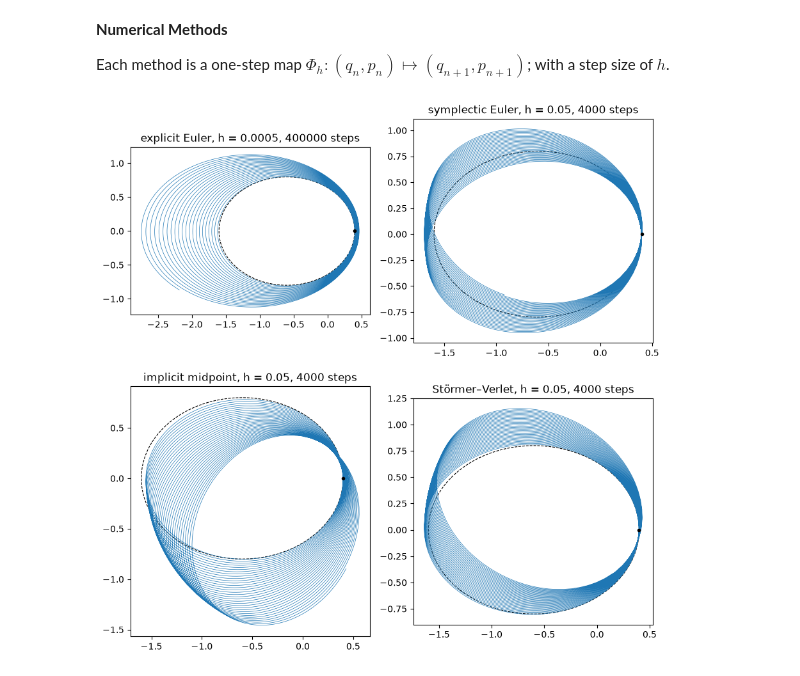
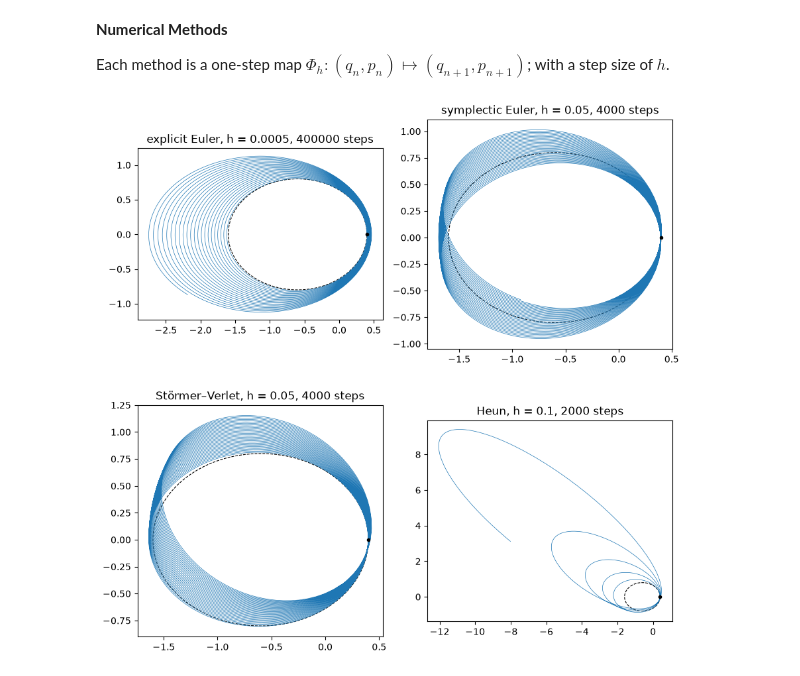
Before and after one commit to max-duxbury/symplectic-methods, a Jupyter notebook: kepler.ipynb, the cells around one changed output. Drawn from its saved outputs; the diff is of its cells as text; code cells hidden in the pictures.

Commit message:
Heun method added + global error & cons. of energy

```diff
--- a/kepler.ipynb
+++ b/kepler.ipynb
@@ -58,7 +58,6 @@ def stormer_verlet(q, p, h): # eq. (1.17)
     return q, p
 
 num_iters = []
-
 def implicit_midpoint(q, p, h, maxit=200):
     Q, P = explicit_euler(q, p, h) # initial guess
     d_old = np.inf
@@ -67,11 +66,19 @@ def implicit_midpoint(q, p, h, maxit=200):
         p_n = p + h * f(0.5 * (q + Q))
         d = np.sqrt(np.sum((q_n - Q)**2) + np.sum((p_n - P)**2))
         Q, P = q_n, p_n
-        if d == 0 or d >= d_old: # updates stop shrinking
+        if d == 0 or d >= d_old: # stopping criteria: updates stop shrinking
             num_iters.append(k)
             return Q, P
         d_old = d
     raise RuntimeError
+
+def heun(q, p, h):
+    q_guess, p_guess = explicit_euler(q, p, h)
+    dq_start, dp_start = p, f(q) # slope at start
+    dq_end, dp_end = p_guess, f(q_guess) # predicted slop
+    q_new = q + h * 0.5*(dq_start + dq_end)
+    p_new = p + h * 0.5*(dp_start + dp_end)
+    return q_new, p_new
 
 def integrate(step, h, n):
     qs, ps = np.empty((n + 1, 2)), np.empty((n + 1, 2))
@@ -79,27 +86,39 @@ def integrate(step, h, n):
     for i in range(n):
         qs[i + 1], ps[i + 1] = step(qs[i], ps[i], h)
     return qs, ps
+
+def exact_q(t):
+    E = t
+    for _ in range(15): # 15 iterations just for machine precision + margin
+        g = E - e*np.sin(E) - t
+        g_dot = 1 - e*np.cos(E)
+        E = E - g / g_dot # Newton method
+
+    x = np.cos(E) - e
+    y = np.sqrt(1 - e**2) * np.sin(E)
+    return np.column_stack((x, y))
 # %%
 runs = {
-    "explicit Euler":    (explicit_euler,    0.0005, 400_000),
+    "explicit Euler":    (explicit_euler,    0.0005, 400000),
     "symplectic Euler":  (symplectic_euler,  0.05,   4000),
-    "implicit midpoint": (implicit_midpoint, 0.05,   4000),
+    #"implicit midpoint": (implicit_midpoint, 0.05,   4000),
     "Störmer–Verlet":    (stormer_verlet,    0.05,   4000),
+    "Heun": (heun, 0.1, 2000),
 }
 num_iters.clear()
 results = {name: integrate(step, h, n) for name, (step, h, n) in runs.items()}
 
 E = np.linspace(0, 2*np.pi, 400)
 exact = (np.cos(E) - e, np.sqrt(1 - e**2) * np.sin(E))  # exact orbit: a = 1, focus at origin
 
 fig, axes = plt.subplots(2, 2, figsize=(9, 9))
 for ax, (name, (qs, ps)) in zip(axes.flat, results.items()):
     _, h, n = runs[name]
     ax.plot(*exact, "k--", lw=0.8)
     ax.plot(qs[:, 0], qs[:, 1], lw=0.5)
     ax.plot(*q0, "ko", ms=3)
     ax.set_title(f"{name}, h = {h}, {n} steps")
     ax.set_aspect("equal")
 fig.tight_layout()
 # %% [output]
-[figure, old version]
+[figure, new version]
```
Also changed, not shown: parts of 1 cell of this notebook, 1 other file.
